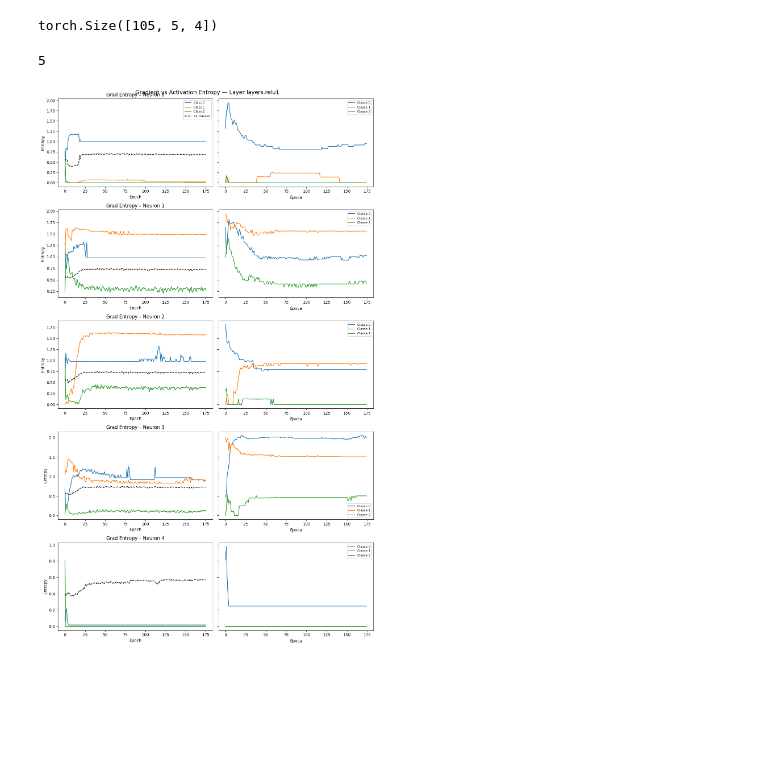
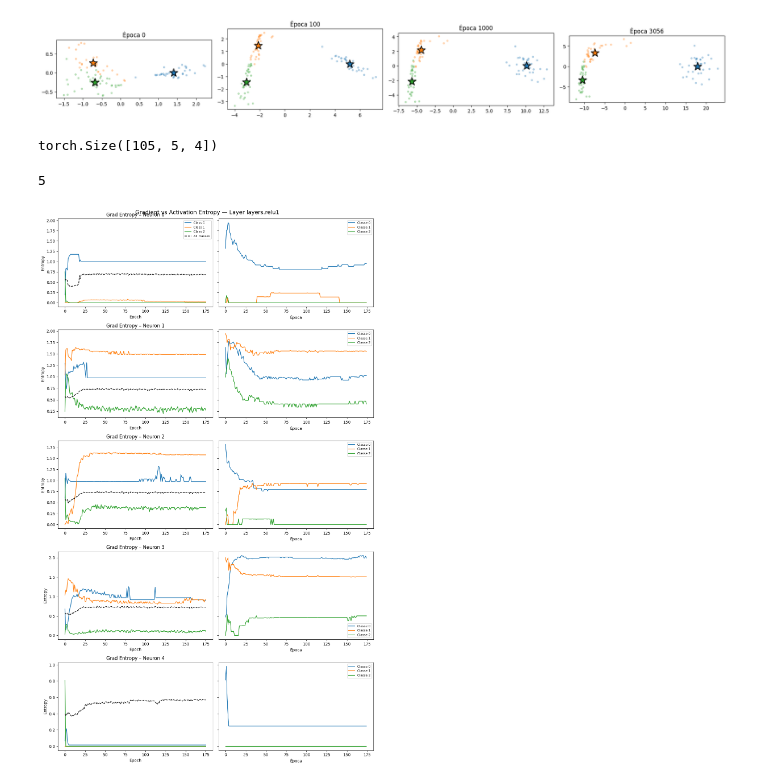
Before and after one commit to JessicaRch/knowledge_distillation, a Jupyter notebook: first_experiments/neural_collapse.ipynb, the cells around one changed output. Saved outputs shown, nothing was run; the diff lists cells and outputs as text; code cells hidden in the pictures; blank space fills up the shorter version.

```diff
--- a/first_experiments/neural_collapse.ipynb
+++ b/first_experiments/neural_collapse.ipynb
@@ -126,3 +220,42 @@ print( Evaluator(teacher).accuracy(train_loader),  Evaluator(teacher).accuracy(t
+# %%
+def project_to_simplex_plane(mu_c, acts, labels):
+    mu_g = mu_c.mean(dim=0)
+    mu_tilde = mu_c - mu_g  # (C, D)
+
+    # base ortonormal do subespaço C-1 gerado pelos mu_tilde
+    # (usa os primeiros C-1 vetores, já que somam zero -> são linearmente dependentes)
+    Q, _ = torch.linalg.qr(mu_tilde[:-1].T)  # (D, C-1)
+
+    mu_proj = (mu_tilde @ Q)  # (C, C-1)
+    acts_centered = acts - mu_g
+    acts_proj = acts_centered @ Q  # (N, C-1)
+
+    return mu_proj, acts_proj
+
+fig, axes = plt.subplots(1, len(epochs_to_plot), figsize=(5*len(epochs_to_plot), 5))
+colors = ['tab:blue', 'tab:orange', 'tab:green']
+
+for ax, epch in zip(axes, epochs_to_plot):
+    mu_c = info[epch]['mean_activations']
+    acts = info[epch]['activations']
+    labels = info[epch]['pred_labels']
+
+    mu_proj, acts_proj = project_to_simplex_plane(mu_c, acts, labels)
+
+    for c in range(3):
+        mask = labels == c
+        pts = acts_proj[mask].detach().numpy()
+        ax.scatter(pts[:, 0], pts[:, 1], alpha=0.3, s=10, color=colors[c])
+        ax.scatter(*mu_proj[c].detach().numpy(), color=colors[c],
+                   marker='*', s=300, edgecolor='black', linewidth=1.5)
+
+    ax.set_title(f'Época {epch}')
+    ax.set_aspect('equal')
+
+plt.tight_layout()
+plt.show()
+# %% [output]
+[figure, added]
 # %%
 def get_entropy_classes(entropy_history, log_activations_ordered):
     classes = np.unique(log_activations_ordered['pred_labels'].cpu().numpy())
```
Also changed, not shown: parts of 9 cells of this notebook.
